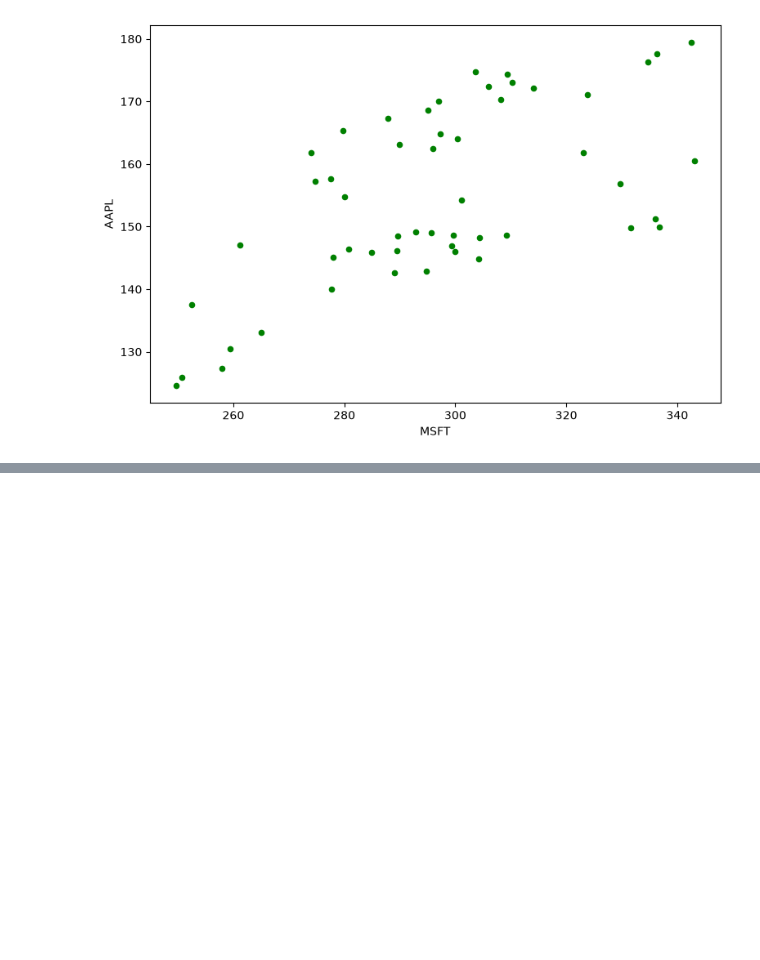
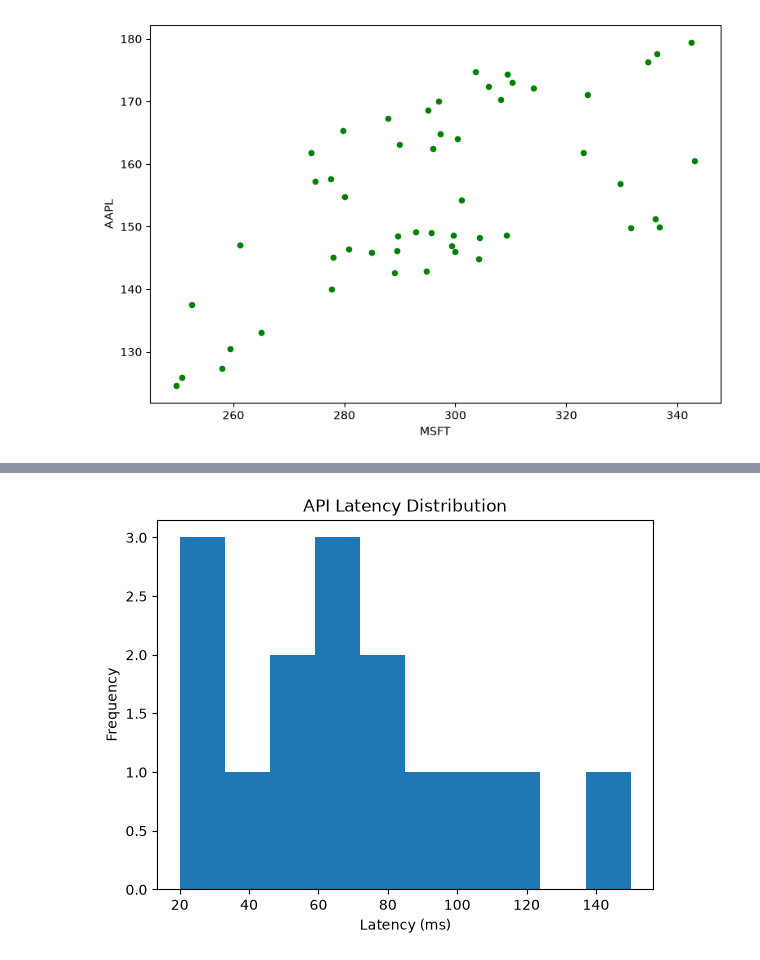
Before and after one commit to SreenivasArtham/building_ai_projects, a Jupyter notebook: data_engineering/pandas/notebook.ipynb, the cells around one changed output, grey strips where cells are left out. Saved outputs shown, nothing was run; the diff lists cells and outputs as text; code cells hidden in the pictures; blank space fills up the shorter version.

```diff
--- a/data_engineering/pandas/notebook.ipynb
+++ b/data_engineering/pandas/notebook.ipynb
@@ -92,0 +140,15 @@ df.plot(kind='scatter', x='MSFT', y='AAPL', figsize=(9,6), color='Green')
+# %%
+latency_ms = [20, 30, 25, 40, 50, 55, 60, 65,
+               70, 75, 80, 90, 100, 120, 150]
+
+fig, ax = plt.subplots()
+
+ax.hist(latency_ms, bins=10)
+
+ax.set_title("API Latency Distribution")
+ax.set_xlabel("Latency (ms)")
+ax.set_ylabel("Frequency")
+
+plt.show()
+# %% [output]
+[figure, added]
```
Also changed, not shown: parts of 8 cells of this notebook, 1 other file.
